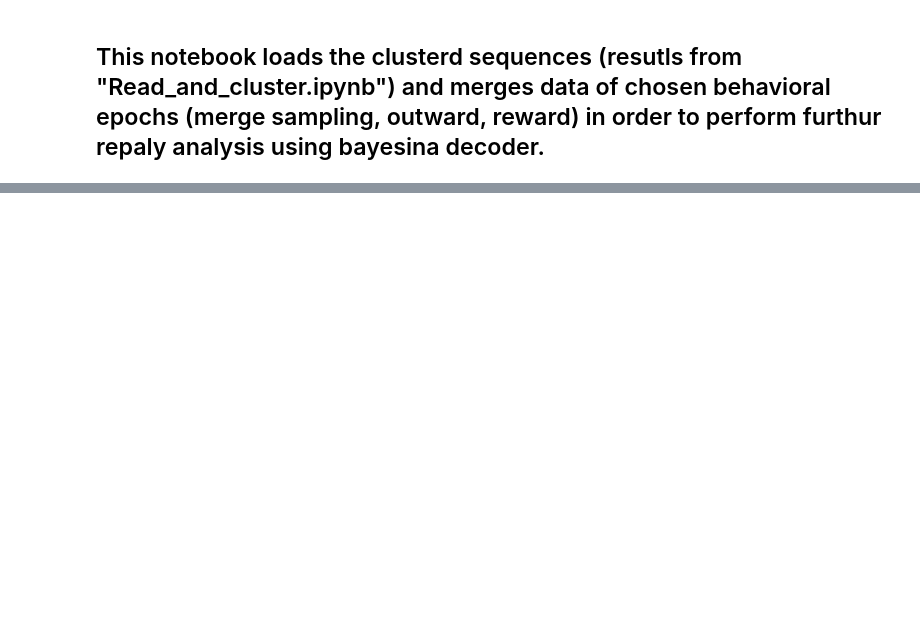
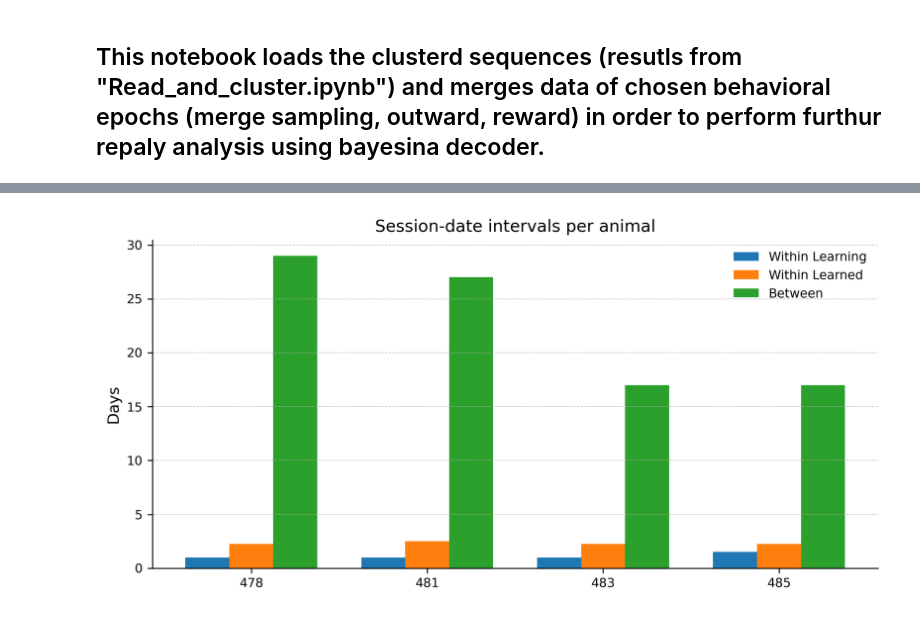
Before and after one commit to HamedShabani/PFC_sequence_analysis, a Jupyter notebook: Get_clustered_seq.ipynb, the cells around one changed output, grey strips where cells are left out. Saved outputs shown, nothing was run; the diff lists cells and outputs as text; code cells hidden in the pictures; blank space fills up the shorter version.

```diff
--- a/Get_clustered_seq.ipynb
+++ b/Get_clustered_seq.ipynb
@@ -80,0 +83,85 @@ cond_names = {
+# %%
+import numpy as np
+import matplotlib.pyplot as plt
+from datetime import datetime
+from os.path import join
+
+cell_types   = 'All'
+descriotor   = 'No_chunk_0.5s_transients'
+animals      = ['478','481','483','485']
+results      = {}
+
+for fol in animals:
+    # ─────── your existing loading code ───────────────────────────────────────
+    filename       = fol + 'Sesseion_info_All AllNo_chunk_0.5s_transients'
+    data_all_tasks = np.load(join(savefolder, filename), allow_pickle=True)
+    sess_info      = data_all_tasks['sess_info']
+
+    filename_mask  = fol + 'Mask_with_correct_cells'
+    Masks_         = np.load(join(savefolder, filename_mask), allow_pickle=True)
+    Masks          = Masks_[0]
+
+    session_mask   = Masks_[1]   # <-- this is your dict of filenames → session idx
+    # ────────────────────────────────────────────────────────────────────────────
+
+    # parse dates & phases from the filenames
+    entries = []
+    for fname in session_mask.keys():
+        # first 8 chars are YYYYMMDD
+        dt    = datetime.strptime(fname[:8], '%Y%m%d')
+        phase = 'learning' if '_task_learning' in fname else 'learned'
+        entries.append((dt, phase))
+    entries.sort(key=lambda x: x[0])
+
+    # separate out just the dates
+    learning_dates = [dt for dt,ph in entries if ph == 'learning']
+    learned_dates  = [dt for dt,ph in entries if ph == 'learned']
+
+    # helper to get mean interval in days between consecutive dates
+    def mean_interval(dates):
+        if len(dates) < 2:
+            return np.nan
+        diffs = np.diff([d.timestamp() for d in dates]) / 86400.0
+        return diffs.mean()
+
+    within_learning = mean_interval(learning_dates)
+    within_learned  = mean_interval(learned_dates)
+    # between last learning and first learned
+    if learning_dates and learned_dates:
+        between = (learned_dates[0] - learning_dates[-1]).days
+    else:
+        between = np.nan
+
+    results[fol] = {
+        'within_learning_days': within_learning,
+        'within_learned_days':  within_learned,
+        'between_days':         between
+    }
+
+# ──────────────── now visualize across all animals ───────────────────────────
+metrics = ['within_learning_days','within_learned_days','between_days']
+labels  = ['Within Learning','Within Learned','Between']
+data    = np.array([[results[a][m] for m in metrics] for a in animals])
+
+x     = np.arange(len(animals))
+width = 0.25
+
+fig, ax = plt.subplots(figsize=(8,4))
+for i, lab in enumerate(labels):
+    ax.bar(x + (i-1)*width, data[:,i], width, label=lab)
+
+ax.set_xticks(x)
+ax.set_xticklabels(animals)
+ax.set_ylabel('Days')
+ax.set_title('Session‐date intervals per animal')
+ax.legend(frameon=False)
+
+# publication styling
+ax.spines['top'].set_visible(False)
+ax.spines['right'].set_visible(False)
+ax.yaxis.grid(True, linestyle='--', linewidth=0.5, alpha=0.7)
+
+plt.tight_layout()
+plt.show()
+# %% [output]
+[figure, added]
```
Also changed, not shown: parts of 51 cells of this notebook, 8 other files.
